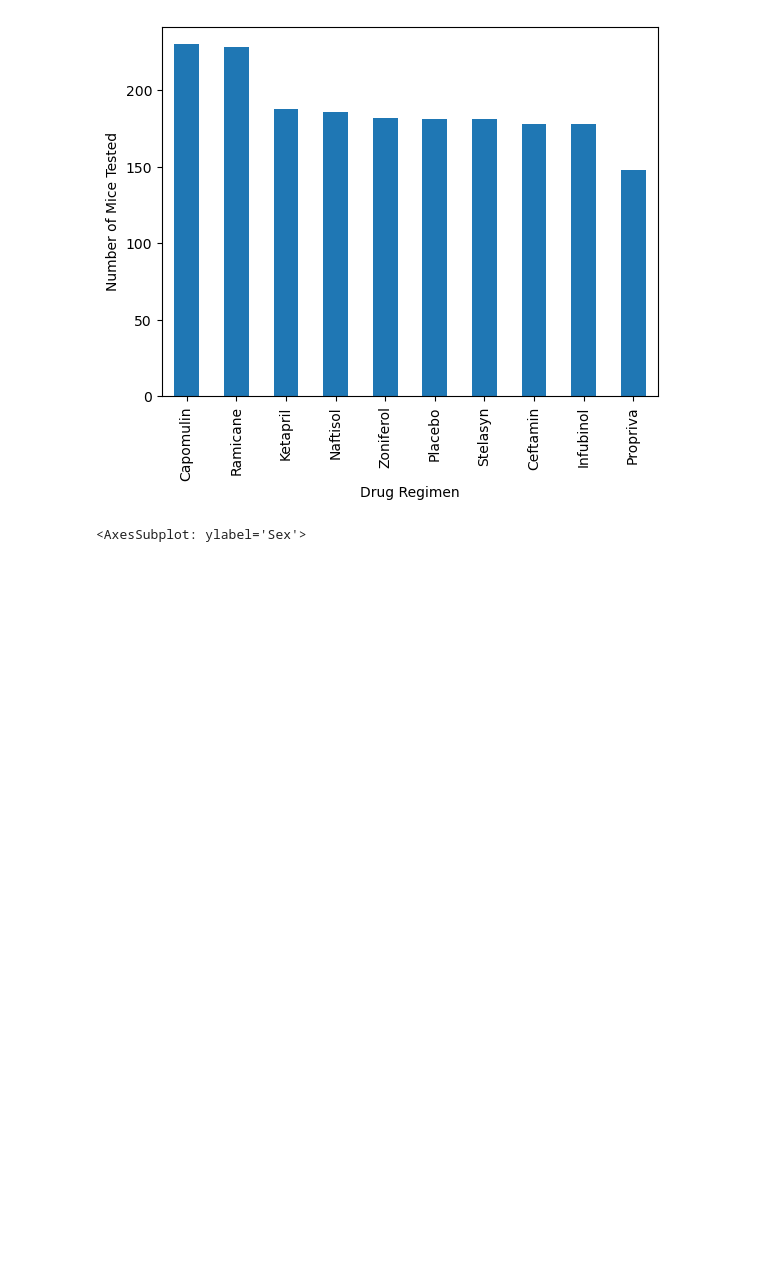
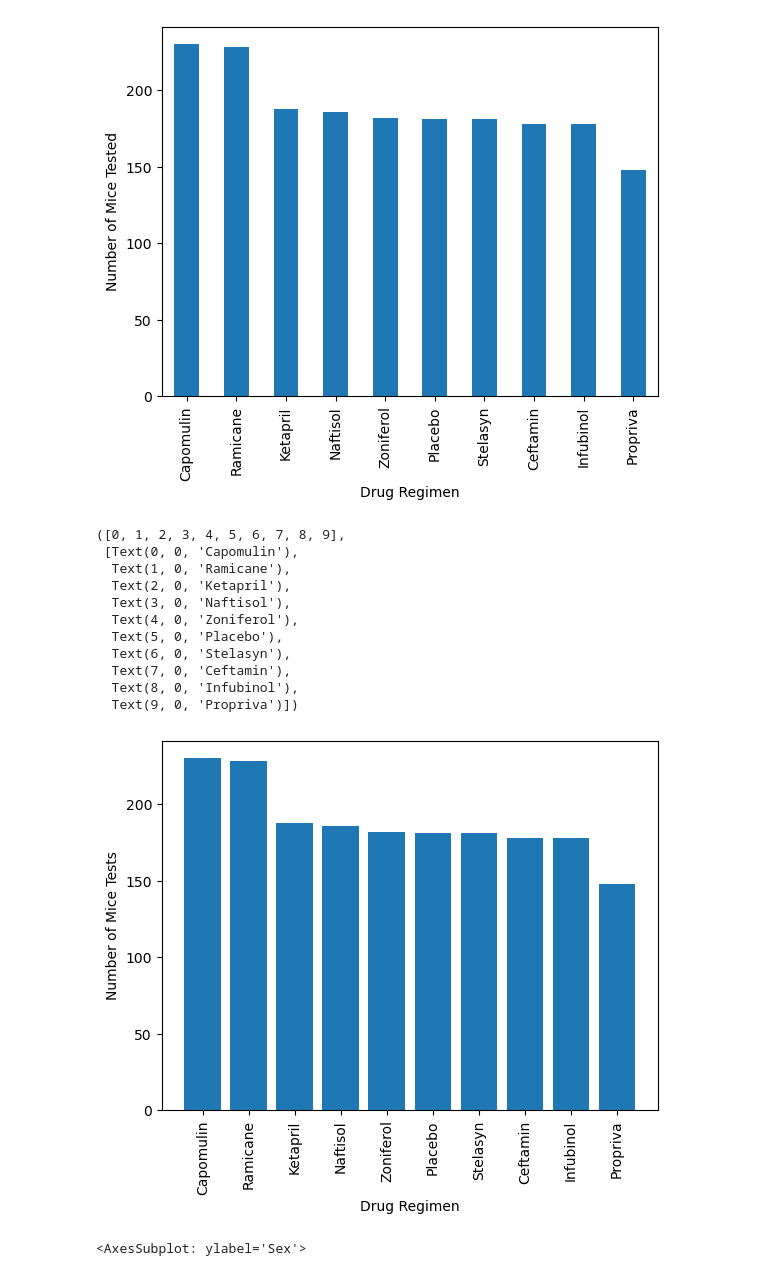
Before and after one commit to sarasteh/Data-Visualization_challenge, a Jupyter notebook: Pymaceuticals/pymaceuticals.ipynb, the cells around one changed output. Saved outputs shown, nothing was run; the diff lists cells and outputs as text; code cells hidden in the pictures; blank space fills up the shorter version.

Commit message:
(last version)missing plots added

```diff
--- a/Pymaceuticals/pymaceuticals.ipynb
+++ b/Pymaceuticals/pymaceuticals.ipynb
@@ -136,15 +136,40 @@ Drug_Regimen_Summary
 # %% [markdown]
 ## Bar and Pie Charts
 # %%
-# Generate a bar plot showing the total number of timepoints for all mice tested for each drug regimen using pyplot.
+# Generate a bar plot showing the total number of timepoints for all mice tested for each drug regimen using pandas.
 
-# Drug_Regimen_df is mouse_study_clean that is groupby('Drug Regimen')
+Drug_Regimen_df=mouse_study_clean.groupby('Drug Regimen')
 Drug_Regimen_df.describe()['Timepoint'].sort_values(by='count',ascending=False)['count'].plot(kind='bar',
                                                                                               sort_columns=True,
                                                                                               ylabel='Number of Mice Tested')
 # %% [output]
 <AxesSubplot: xlabel='Drug Regimen', ylabel='Number of Mice Tested'>
 [figure]
+# %%
+# Generate a bar plot showing the total number of timepoints for all mice tested for each drug regimen using pyplot.
+# Drug_Regimen_df is mouse_study_clean which is groupby('Drug Regimen')
+y=Drug_Regimen_df.count()['Timepoint'].sort_values(ascending=False)
+x=y.index
+plt.bar(x, y)
+
+plt.xlabel("Drug Regimen")
+plt.ylabel("Number of Mice Tests")
+
+#rotate the xticks lables vertically
+plt.xticks(rotation="vertical")
+# %% [output]
+([0, 1, 2, 3, 4, 5, 6, 7, 8, 9],
+ [Text(0, 0, 'Capomulin'),
+  Text(1, 0, 'Ramicane'),
+  Text(2, 0, 'Ketapril'),
+  Text(3, 0, 'Naftisol'),
+  Text(4, 0, 'Zoniferol'),
+  Text(5, 0, 'Placebo'),
+  Text(6, 0, 'Stelasyn'),
+  Text(7, 0, 'Ceftamin'),
+  Text(8, 0, 'Infubinol'),
+  Text(9, 0, 'Propriva')])
+[figure, added]
 # %%
 # Generate a pie plot showing the distribution of female versus male mice using Pandas
 mouse_study_clean.groupby('Sex').count()['Mouse ID'].plot(kind='pie',ylabel='Sex',autopct="%1.1f%%")
```
Also changed, not shown: parts of 1 cell of this notebook.
